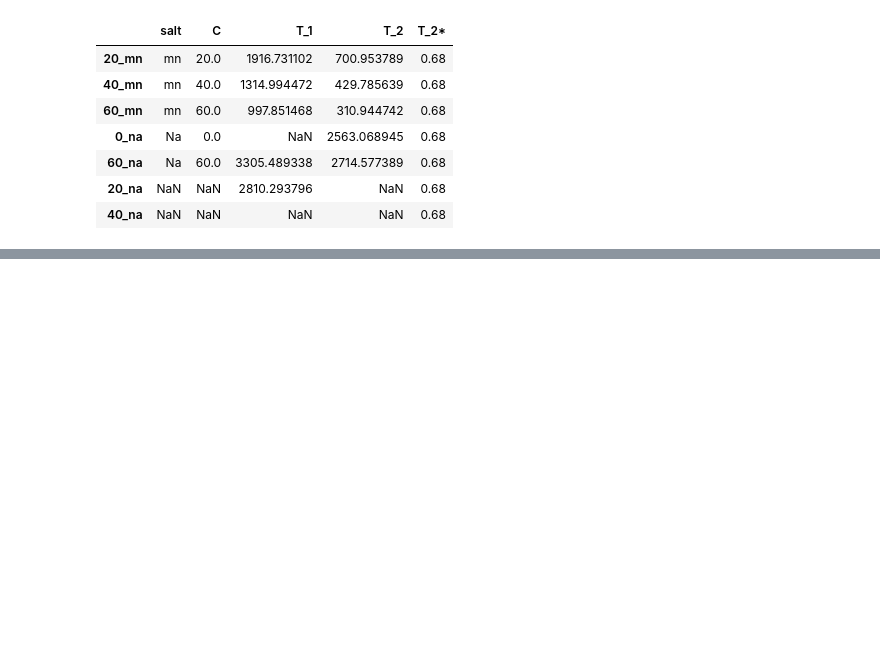
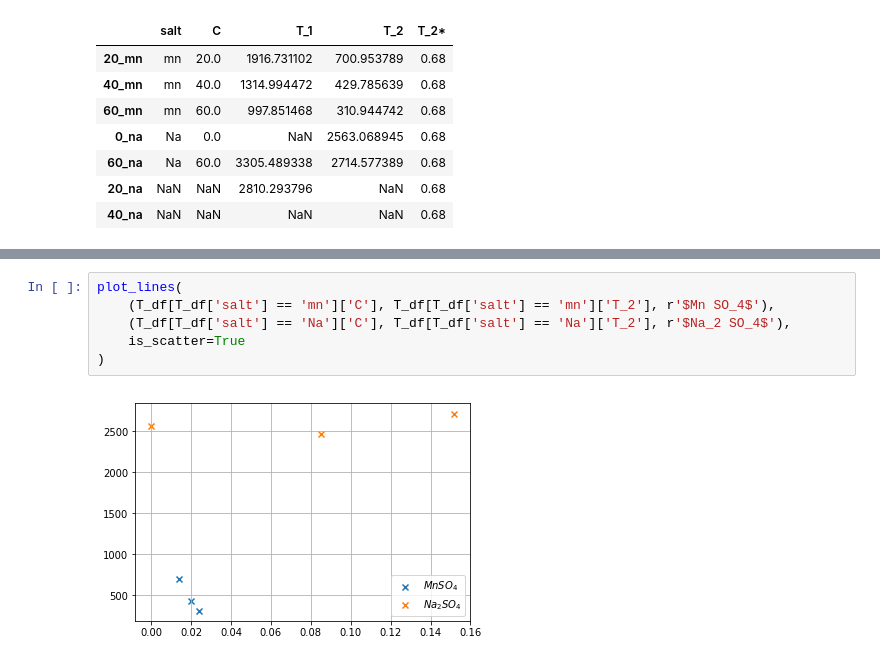
Before and after one commit to alekseik1/PMI, a Jupyter notebook: src/NMR-relaxation/data/FMI-1.ipynb, the cells around one changed output, grey strips where cells are left out. Cells and saved outputs as stored; diff of their text form; blank space fills up the shorter version.

```diff
--- a/src/NMR-relaxation/data/FMI-1.ipynb
+++ b/src/NMR-relaxation/data/FMI-1.ipynb
@@ -409,0 +437,8 @@ T_df
+# %%
+plot_lines(
+    (T_df[T_df['salt'] == 'mn']['C'], T_df[T_df['salt'] == 'mn']['T_2'], r'$Mn SO_4$'),
+    (T_df[T_df['salt'] == 'Na']['C'], T_df[T_df['salt'] == 'Na']['T_2'], r'$Na_2 SO_4$'),
+    is_scatter=True
+)
+# %% [output]
+[figure, added]
```
Also changed, not shown: parts of 3 cells of this notebook.
